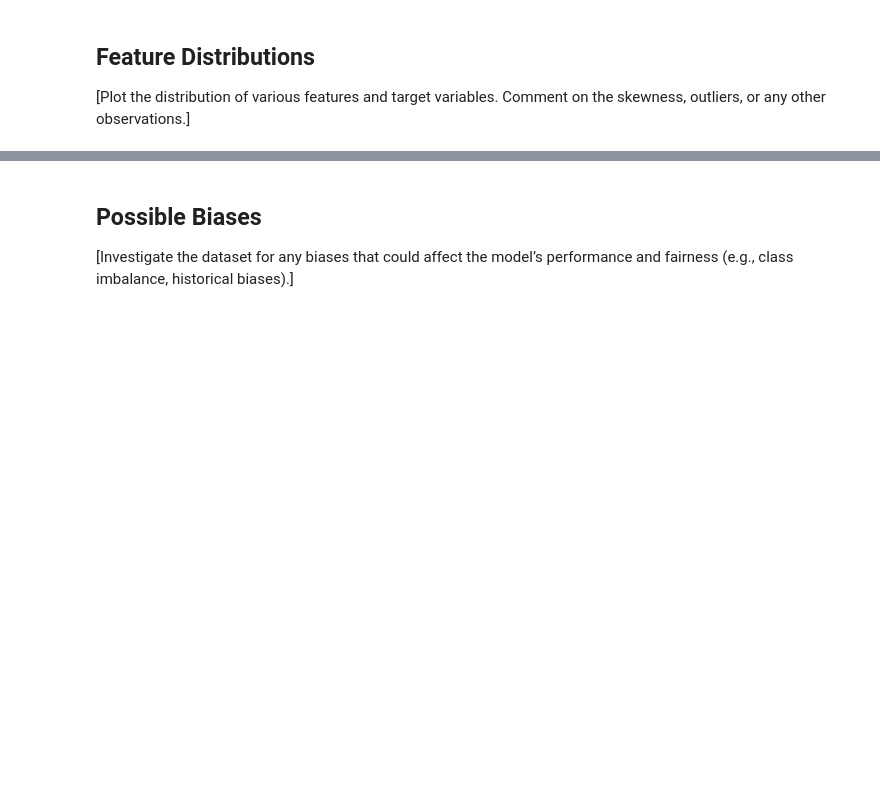
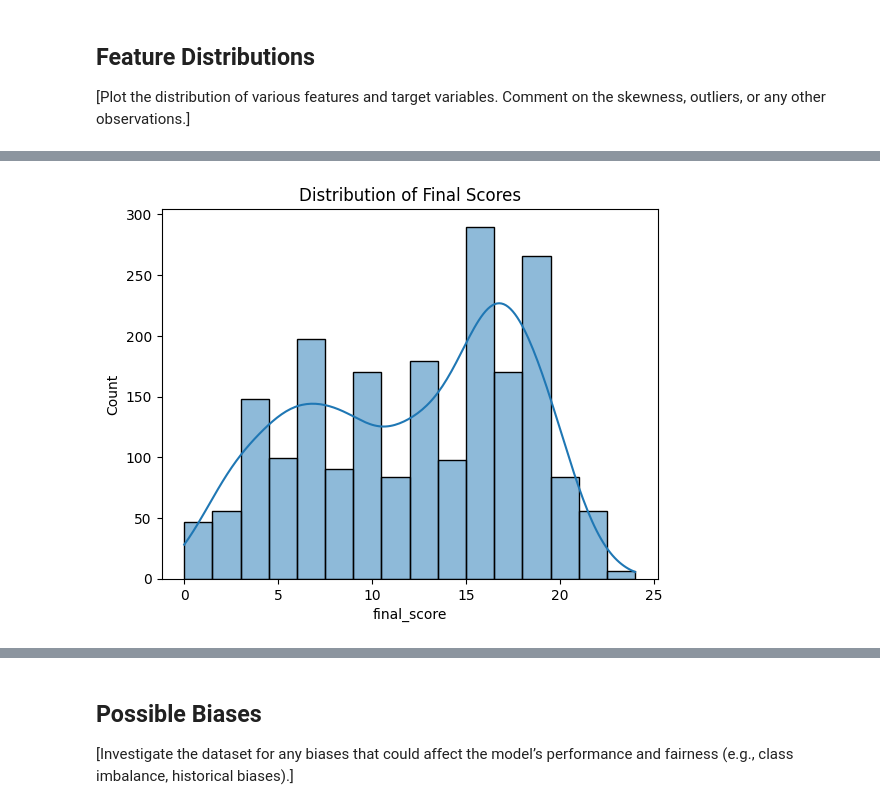
Before and after one commit to cosimab/hanabi_ml, a Jupyter notebook: 1_DatasetCharacteristics/exploratory_data_analysis.ipynb, the cells around one changed output, grey strips where cells are left out. Saved outputs shown, nothing was run; the diff lists cells and outputs as text; code cells hidden in the pictures; blank space fills up the shorter version.

Commit message:
feature distribution

```diff
--- a/1_DatasetCharacteristics/exploratory_data_analysis.ipynb
+++ b/1_DatasetCharacteristics/exploratory_data_analysis.ipynb
@@ -20,12 +20,9 @@ import seaborn as sns
 
 [Provide a high-level overview of the dataset. This should include the source of the dataset, the number of samples, the number of features, and example showing the structure of the dataset.]
 # %%
-
-import pandas as pd
-
 # Load the data
 # Replace 'your_dataset.csv' with the path to your actual dataset
-df = pd.read_csv('your_dataset.csv')
+df = pd.read_csv('../hanabi_dataset.csv')
 
 # Number of samples
 num_samples = df.shape[0]
@@ -39,4 +36,4 @@ print(f"Number of features: {num_features}")
 
 # Display the first few rows of the dataframe to show the structure
 print("Example data:")
-print(df.head())
+df.head()
@@ -64,0 +75,7 @@ plt.show()
+# %%
+# Histogramm for final score
+sns.histplot(df['final_score'], kde=True)
+plt.title('Distribution of Final Scores')
+plt.show()
+# %% [output]
+[figure, added]
```
Also changed, not shown: parts of 7 cells of this notebook.
